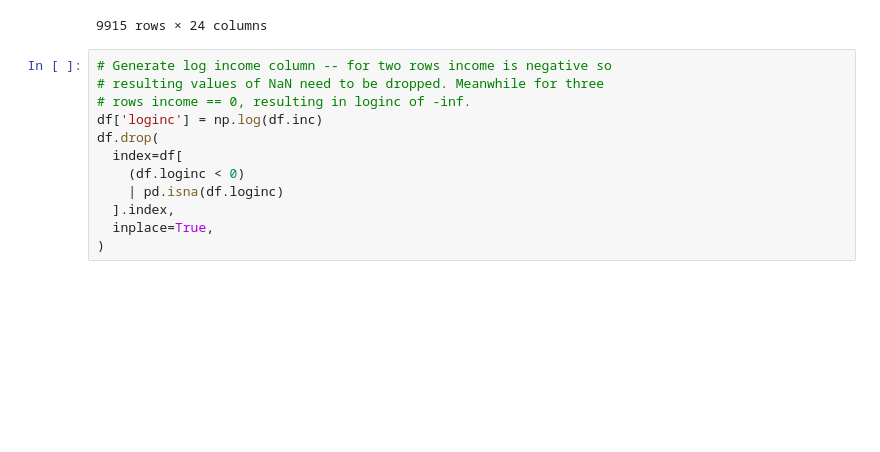
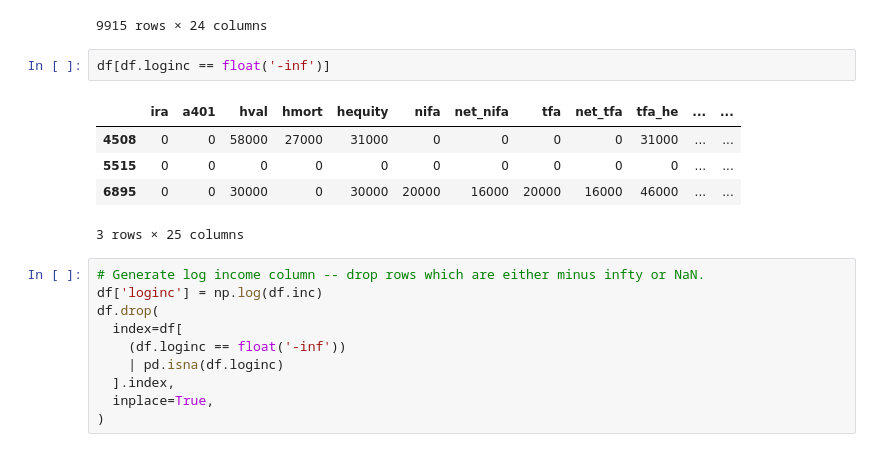
Before and after one commit to vicente6j/econ4161-finalproject, a Jupyter notebook: nb2.ipynb, the cells around one changed output. Cells and saved outputs as stored; diff of their text form; blank space fills up the shorter version.

```diff
--- a/nb2.ipynb
+++ b/nb2.ipynb
@@ -29,14 +29,20 @@ df
 | 9913 | 0 | 15000 | 63000 | 59000 | 4000 | 3499 | -501 | 18499 | 14499 | 18499 | ... | ... |
 | 9914 | 0 | 600 | 0 | 0 | 0 | 0 | -6000 | 600 | -5400 | -5400 | ... | ... |
 9915 rows × 24 columns
+# %%
+df[df.loginc == float('-inf')]
+# %% [output]
+|  | ira | a401 | hval | hmort | hequity | nifa | net_nifa | tfa | net_tfa | tfa_he | ... | ... |
+| 4508 | 0 | 0 | 58000 | 27000 | 31000 | 0 | 0 | 0 | 0 | 31000 | ... | ... |
+| 5515 | 0 | 0 | 0 | 0 | 0 | 0 | 0 | 0 | 0 | 0 | ... | ... |
+| 6895 | 0 | 0 | 30000 | 0 | 30000 | 20000 | 16000 | 20000 | 16000 | 46000 | ... | ... |
+3 rows × 25 columns
 # %%
-# Generate log income column -- for two rows income is negative so
-# resulting values of NaN need to be dropped. Meanwhile for three
-# rows income == 0, resulting in loginc of -inf.
+# Generate log income column -- drop rows which are either minus infty or NaN.
 df['loginc'] = np.log(df.inc)
 df.drop(
   index=df[
-    (df.loginc < 0)
+    (df.loginc == float('-inf'))
     | pd.isna(df.loginc)
   ].index,
   inplace=True,
```
Also changed, not shown: parts of 15 cells of this notebook, 1 other file.
